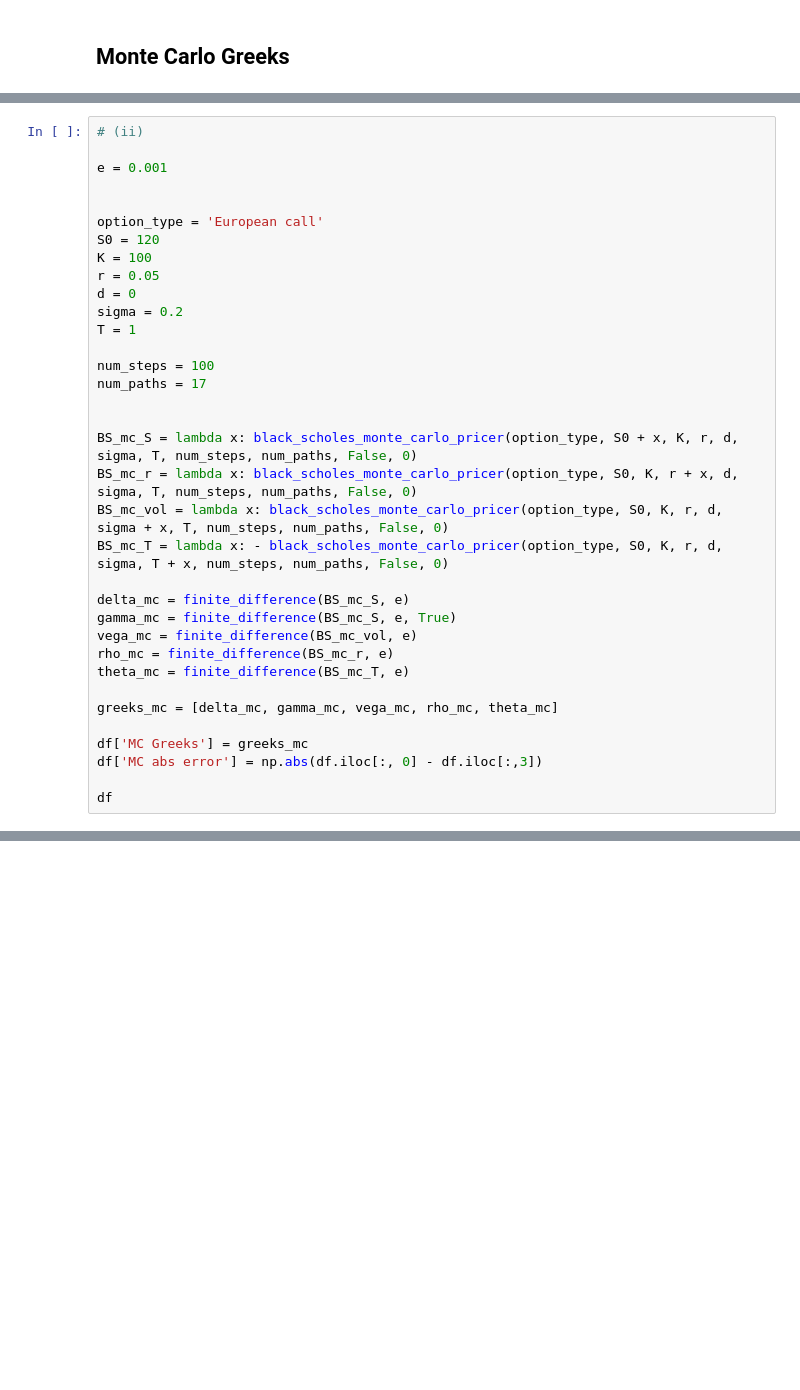
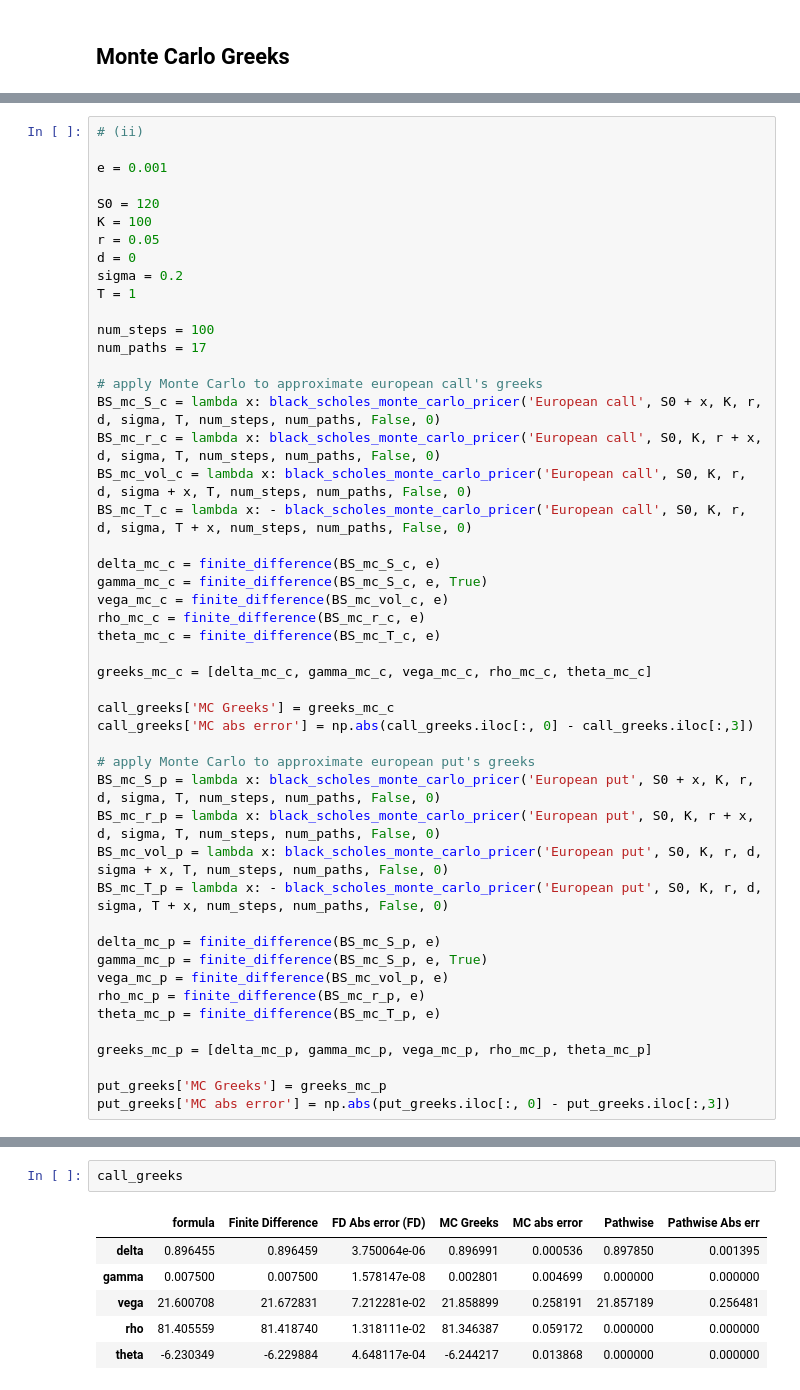
Before and after one commit to hongwai1920/Implement-Option-Pricing-Model-using-Python, a Jupyter notebook: 2. Vanilla Greeks using finite difference, pathwise derivative estimate and likelihood ratio methods.ipynb, the cells around one changed output, grey strips where cells are left out. Drawn from its saved outputs; the diff is of its cells as text; blank space fills up the shorter version.

```diff
--- a/2. Vanilla Greeks using finite difference, pathwise derivative estimate and likelihood ratio methods.ipynb
+++ b/2. Vanilla Greeks using finite difference, pathwise derivative estimate and likelihood ratio methods.ipynb
@@ -343,8 +387,6 @@ $$\Delta = \frac{d}{d S(0)}\mathbb{E} [e^{-rT} (S_T-K)^+] = \mathbb{E} \left[ e^
 
 e = 0.001
 
-
-option_type = 'European call'
 S0 = 120
 K = 100
 r = 0.05
@@ -355,21 +397,36 @@ T = 1
 num_steps = 100
 num_paths = 17
 
+# apply Monte Carlo to approximate european call's greeks
+BS_mc_S_c = lambda x: black_scholes_monte_carlo_pricer('European call', S0 + x, K, r, d, sigma, T, num_steps, num_paths, False, 0)
+BS_mc_r_c = lambda x: black_scholes_monte_carlo_pricer('European call', S0, K, r + x, d, sigma, T, num_steps, num_paths, False, 0)
+BS_mc_vol_c = lambda x: black_scholes_monte_carlo_pricer('European call', S0, K, r, d, sigma + x, T, num_steps, num_paths, False, 0)
+BS_mc_T_c = lambda x: - black_scholes_monte_carlo_pricer('European call', S0, K, r, d, sigma, T + x, num_steps, num_paths, False, 0)
 
-BS_mc_S = lambda x: black_scholes_monte_carlo_pricer(option_type, S0 + x, K, r, d, sigma, T, num_steps, num_paths, False, 0)
-BS_mc_r = lambda x: black_scholes_monte_carlo_pricer(option_type, S0, K, r + x, d, sigma, T, num_steps, num_paths, False, 0)
-BS_mc_vol = lambda x: black_scholes_monte_carlo_pricer(option_type, S0, K, r, d, sigma + x, T, num_steps, num_paths, False, 0)
-BS_mc_T = lambda x: - black_scholes_monte_carlo_pricer(option_type, S0, K, r, d, sigma, T + x, num_steps, num_paths, False, 0)
+delta_mc_c = finite_difference(BS_mc_S_c, e)
+gamma_mc_c = finite_difference(BS_mc_S_c, e, True)
+vega_mc_c = finite_difference(BS_mc_vol_c, e)
+rho_mc_c = finite_difference(BS_mc_r_c, e)
+theta_mc_c = finite_difference(BS_mc_T_c, e)
 
-delta_mc = finite_difference(BS_mc_S, e)
-gamma_mc = finite_difference(BS_mc_S, e, True)
-vega_mc = finite_difference(BS_mc_vol, e)
-rho_mc = finite_difference(BS_mc_r, e)
-theta_mc = finite_difference(BS_mc_T, e)
+greeks_mc_c = [delta_mc_c, gamma_mc_c, vega_mc_c, rho_mc_c, theta_mc_c]
 
-greeks_mc = [delta_mc, gamma_mc, vega_mc, rho_mc, theta_mc]
+call_greeks['MC Greeks'] = greeks_mc_c
+call_greeks['MC abs error'] = np.abs(call_greeks.iloc[:, 0] - call_greeks.iloc[:,3])
 
-df['MC Greeks'] = greeks_mc
-df['MC abs error'] = np.abs(df.iloc[:, 0] - df.iloc[:,3])
+# apply Monte Carlo to approximate european put's greeks
+BS_mc_S_p = lambda x: black_scholes_monte_carlo_pricer('European put', S0 + x, K, r, d, sigma, T, num_steps, num_paths, False, 0)
+BS_mc_r_p = lambda x: black_scholes_monte_carlo_pricer('European put', S0, K, r + x, d, sigma, T, num_steps, num_paths, False, 0)
+BS_mc_vol_p = lambda x: black_scholes_monte_carlo_pricer('European put', S0, K, r, d, sigma + x, T, num_steps, num_paths, False, 0)
+BS_mc_T_p = lambda x: - black_scholes_monte_carlo_pricer('European put', S0, K, r, d, sigma, T + x, num_steps, num_paths, False, 0)
 
-df
+delta_mc_p = finite_difference(BS_mc_S_p, e)
+gamma_mc_p = finite_difference(BS_mc_S_p, e, True)
+vega_mc_p = finite_difference(BS_mc_vol_p, e)
+rho_mc_p = finite_difference(BS_mc_r_p, e)
+theta_mc_p = finite_difference(BS_mc_T_p, e)
+
+greeks_mc_p = [delta_mc_p, gamma_mc_p, vega_mc_p, rho_mc_p, theta_mc_p]
+
+put_greeks['MC Greeks'] = greeks_mc_p
+put_greeks['MC abs error'] = np.abs(put_greeks.iloc[:, 0] - put_greeks.iloc[:,3])
@@ -387,0 +531,9 @@ $$\frac{\partial c}{\partial S_0} = \mathbb{E} \left[ e^{-rT} 1_{\{S_T>K\}} \fra
+# %%
+call_greeks
+# %% [output]
+|  | formula | Finite Difference | FD Abs error (FD) | MC Greeks | MC abs error | Pathwise | Pathwise Abs err |
+| delta | 0.896455 | 0.896459 | 3.750064e-06 | 0.896991 | 0.000536 | 0.897850 | 0.001395 |
+| gamma | 0.007500 | 0.007500 | 1.578147e-08 | 0.002801 | 0.004699 | 0.000000 | 0.000000 |
+| vega | 21.600708 | 21.672831 | 7.212281e-02 | 21.858899 | 0.258191 | 21.857189 | 0.256481 |
+| rho | 81.405559 | 81.418740 | 1.318111e-02 | 81.346387 | 0.059172 | 0.000000 | 0.000000 |
+| theta | -6.230349 | -6.229884 | 4.648117e-04 | -6.244217 | 0.013868 | 0.000000 | 0.000000 |
```
Also changed, not shown: parts of 28 cells of this notebook.
